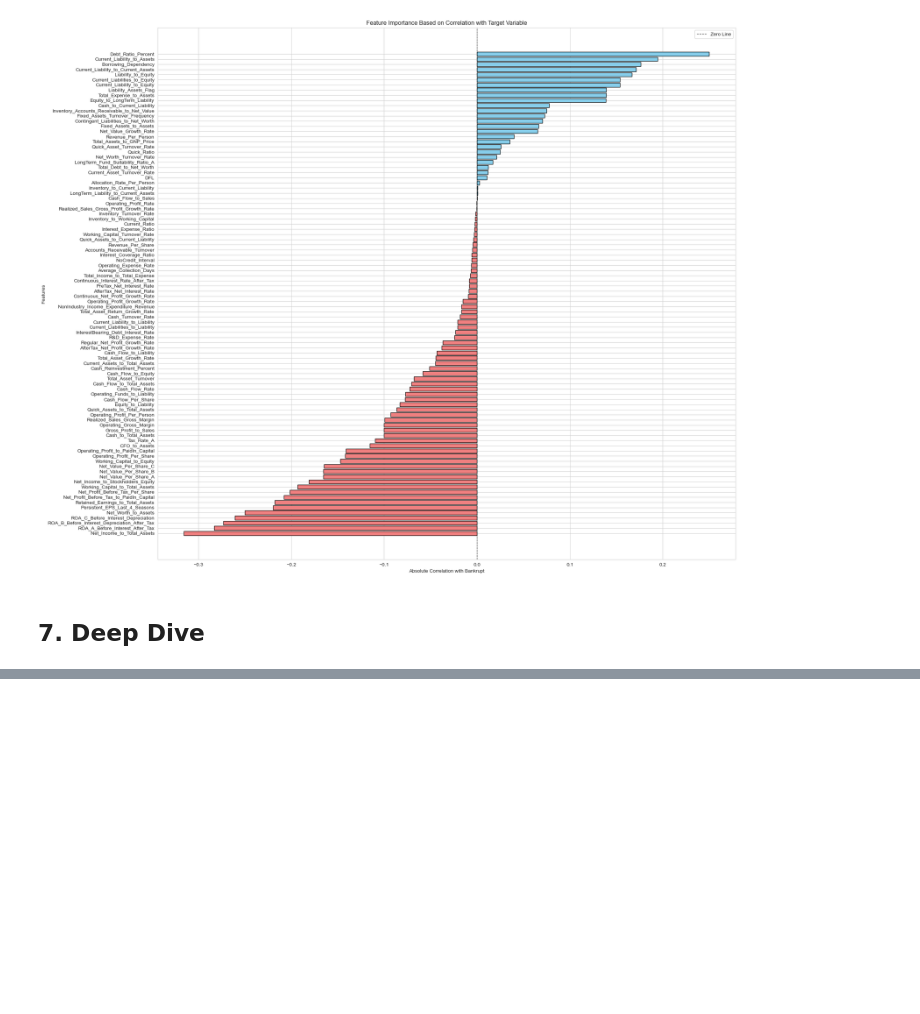
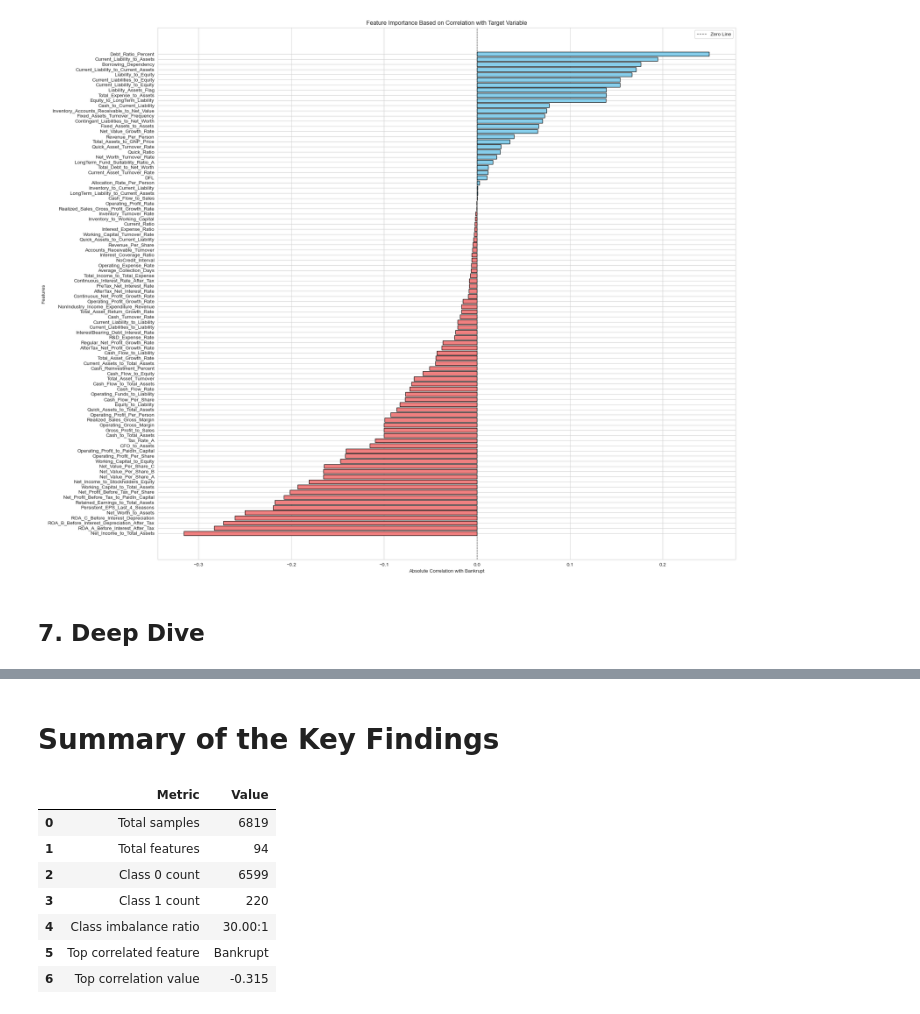
Before and after one commit to Sythnet-ML/Fundamental-ML-Data-Science-Projects, a Jupyter notebook: FUNDAMENTAL PROJECTS/Bankruptcy Prediction/01_eda.ipynb, the cells around one changed output, grey strips where cells are left out. Drawn from its saved outputs; the diff is of its cells as text; code cells hidden in the pictures; blank space fills up the shorter version.

```diff
--- a/FUNDAMENTAL PROJECTS/Bankruptcy Prediction/01_eda.ipynb
+++ b/FUNDAMENTAL PROJECTS/Bankruptcy Prediction/01_eda.ipynb
@@ -311,0 +353,26 @@ plt.show()
+# %% [markdown]
+# Summary of the Key Findings
+# %%
+summary = pd.DataFrame({
+    'Metric': ['Total samples', 'Total features', 'Class 0 count', 'Class 1 count',
+              'Class imbalance ratio', 'Top correlated feature', 'Top correlation value'],
+    'Value': [
+        len(df),
+        df.shape[1] - 1,
+        int((df['Bankrupt'] == 0).sum()),
+        int((df['Bankrupt'] == 1).sum()),
+        f"{(df['Bankrupt'] == 0).sum() / max(1, (df['Bankrupt'] == 1).sum()):.2f}:1",
+        corr_data[0],
+        top_8[corr_data[1]].round(3),
+    ],
+})
+summary
+# %% [output]
+|  | Metric | Value |
+| 0 | Total samples | 6819 |
+| 1 | Total features | 94 |
+| 2 | Class 0 count | 6599 |
+| 3 | Class 1 count | 220 |
+| 4 | Class imbalance ratio | 30.00:1 |
+| 5 | Top correlated feature | Bankrupt |
+| 6 | Top correlation value | -0.315 |
```
Also changed, not shown: parts of 4 cells of this notebook.
